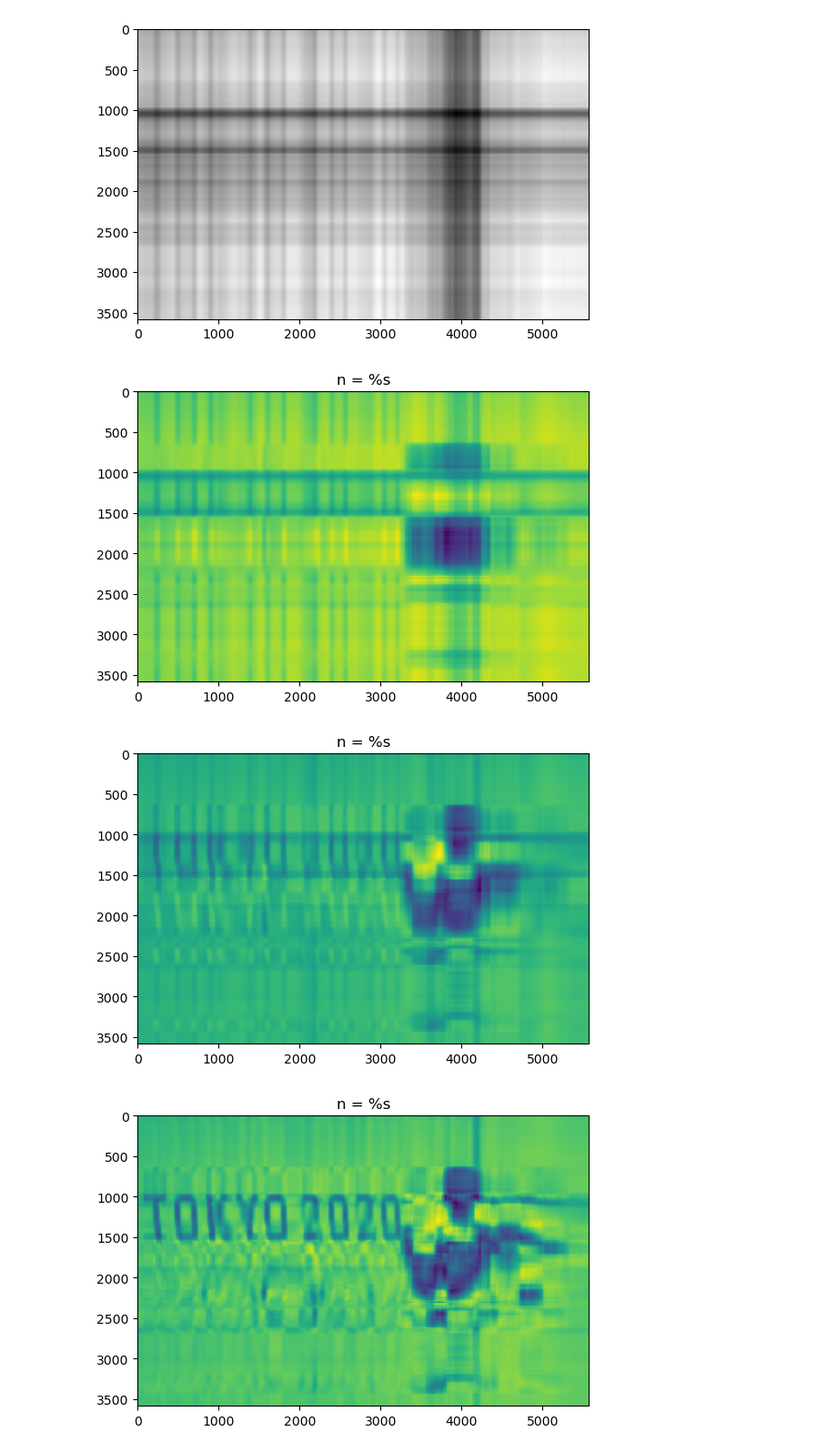
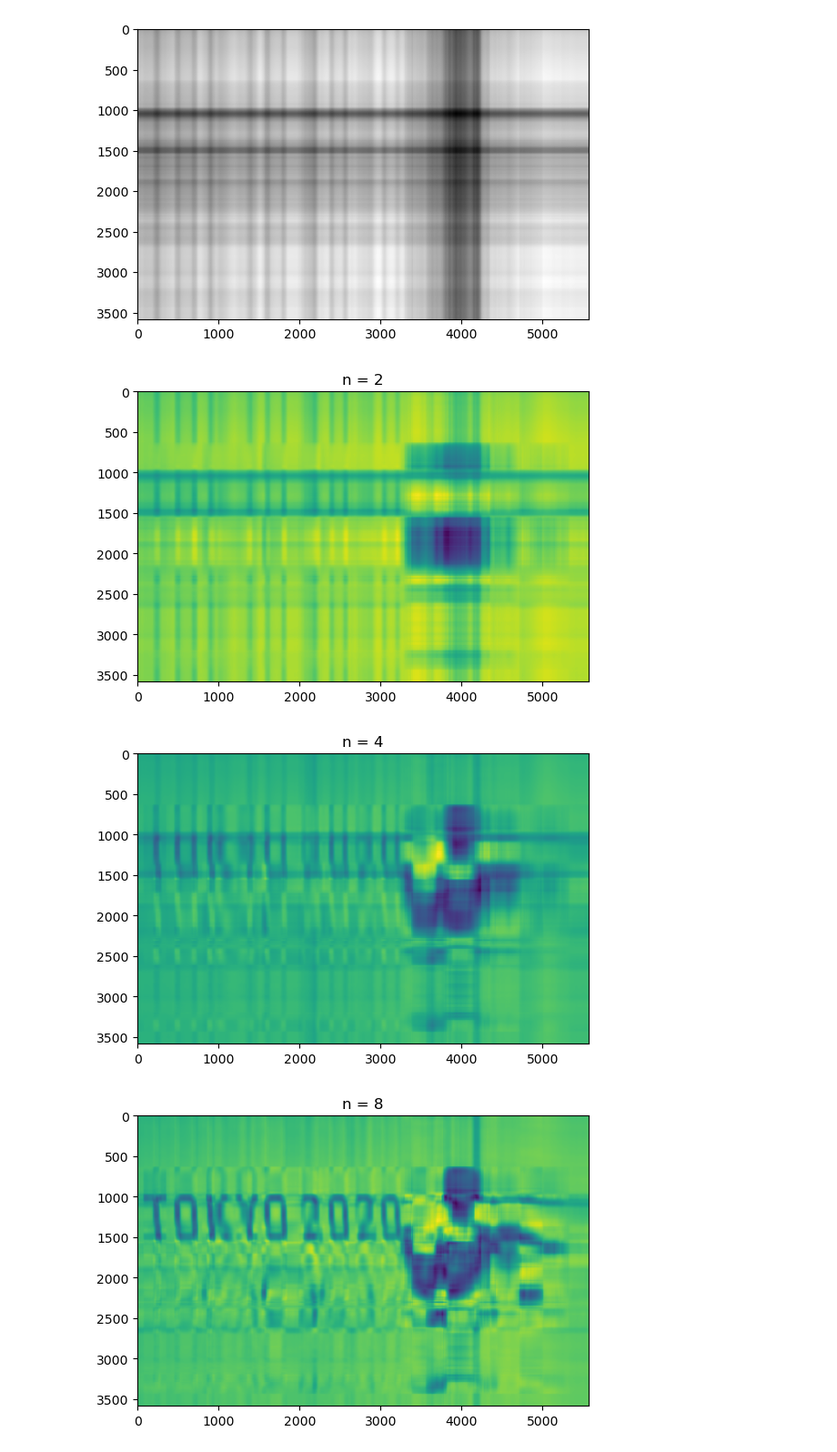
Before and after one commit to DaveBeCoding/ML_Research, a Jupyter notebook: ScientificProgrammer_/Linear_Algebra/Matrix_Ops/SVD/image_Compression.ipynb, the cells around one changed output. Shown at 91% size. Drawn from its saved outputs; the diff is of its cells as text; code cells hidden in the pictures.

```diff
--- a/ScientificProgrammer_/Linear_Algebra/Matrix_Ops/SVD/image_Compression.ipynb
+++ b/ScientificProgrammer_/Linear_Algebra/Matrix_Ops/SVD/image_Compression.ipynb
@@ -36,14 +36,14 @@ _ = plt.imshow(reconstimg, cmap='gray')
 # %%
 for i in [2,4,8,16,32,64,128, 256]:
     reconstimg = np.matrix(U[:, :i]) * np.diag(sigma[:i]) * np.matrix(V[:i, :])
     plt.imshow(reconstimg)
-    title = "n = %s"
+    title = "n = %s" % i
     plt.title(title)
     plt.show()
 # %% [output]
-[figure, old version]
+[figure, new version]
-[figure, old version]
+[figure, new version]
-[figure, old version]
+[figure, new version]
 [figure]
 [figure]
 [figure]
```
Also changed, not shown: parts of 1 cell of this notebook.
